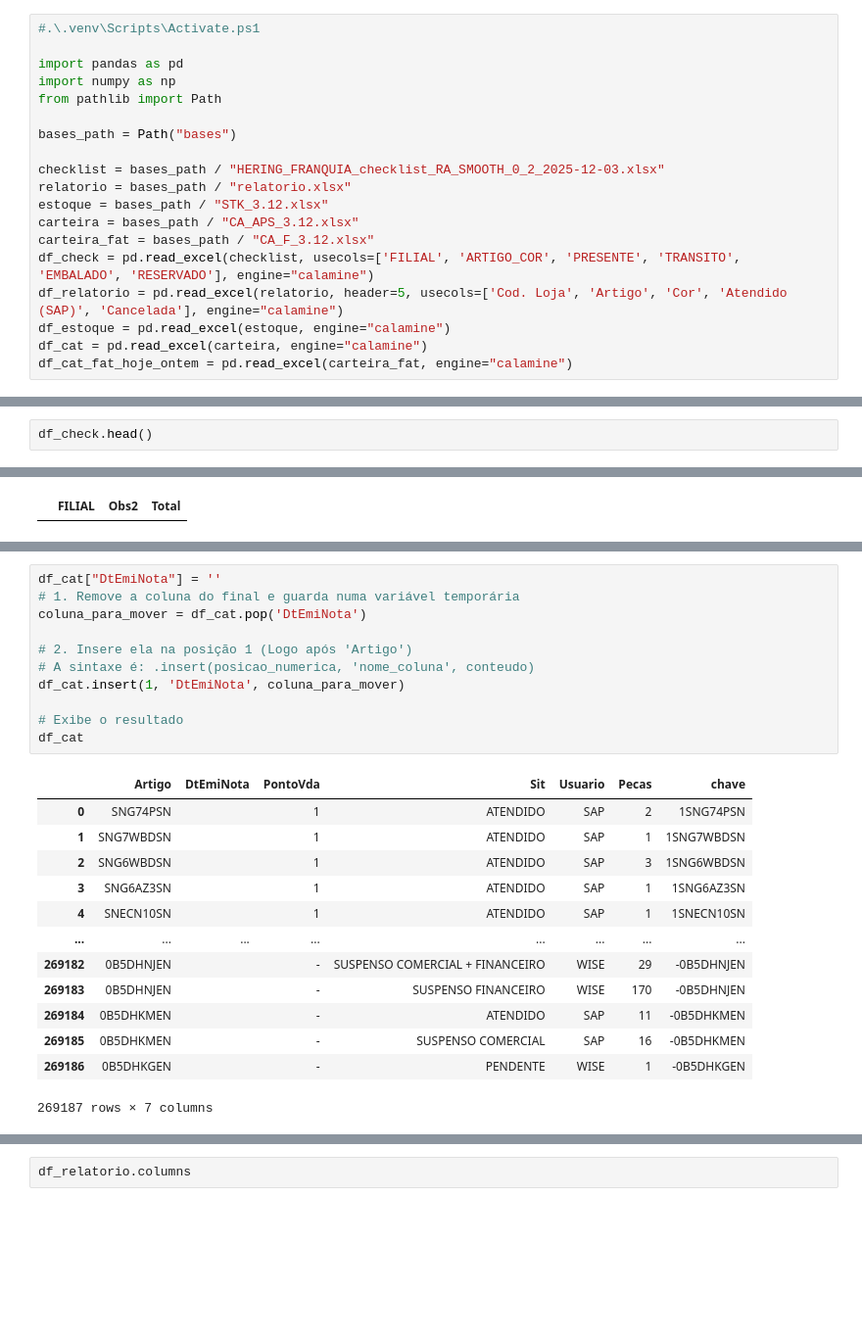
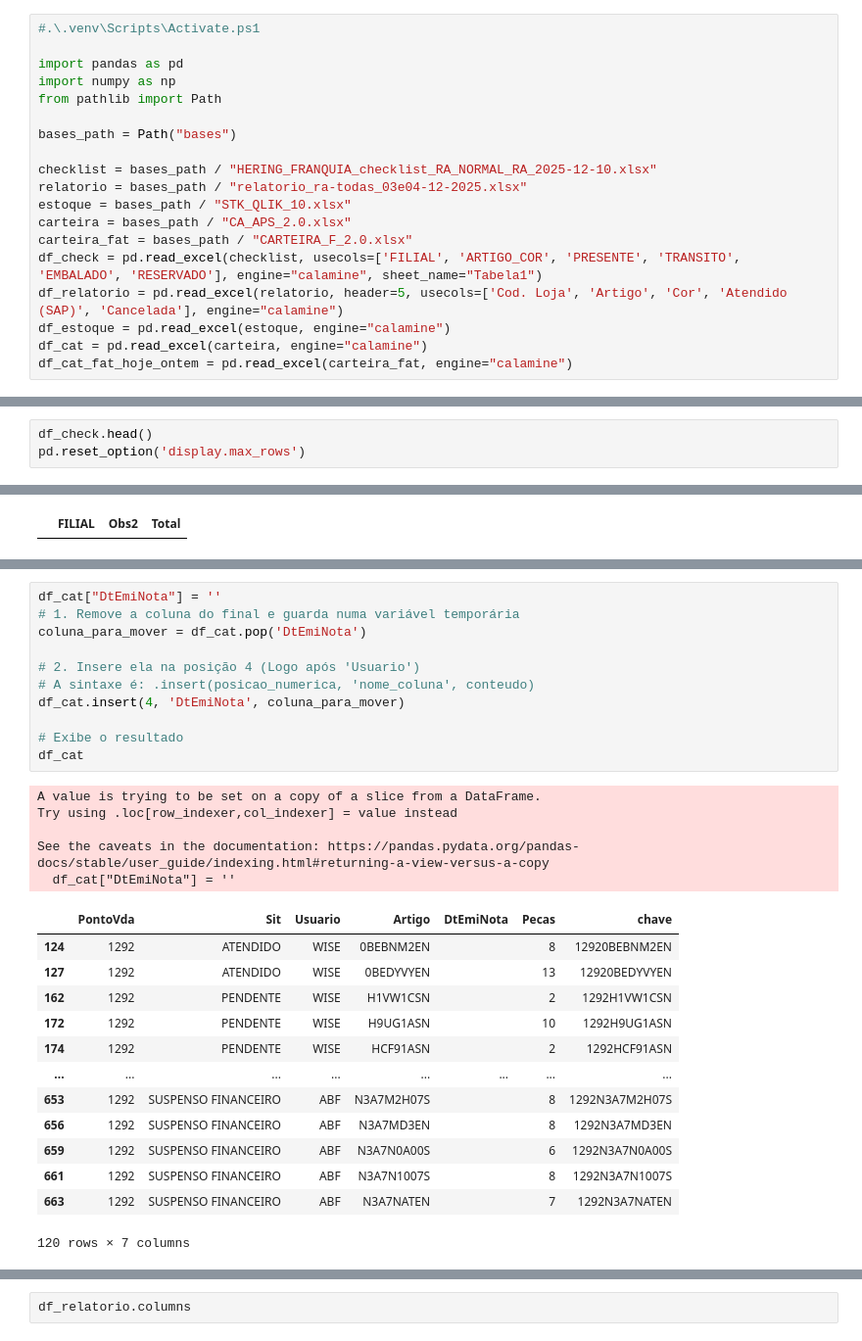
Before and after one commit to Gabrielxdev/TRABALHO, a Jupyter notebook: carteira_estoque.ipynb, the cells around one changed output, grey strips where cells are left out. Shown at 98% size. Saved outputs shown, nothing was run; the diff lists cells and outputs as text; blank space fills up the shorter version.

```diff
--- a/carteira_estoque.ipynb
+++ b/carteira_estoque.ipynb
@@ -9,12 +9,12 @@ from pathlib import Path
 
 bases_path = Path("bases")
 
-checklist = bases_path / "HERING_FRANQUIA_checklist_RA_SMOOTH_0_2_2025-12-03.xlsx"
-relatorio = bases_path / "relatorio.xlsx"
-estoque = bases_path / "STK_3.12.xlsx"
-carteira = bases_path / "CA_APS_3.12.xlsx"
-carteira_fat = bases_path / "CA_F_3.12.xlsx"
-df_check = pd.read_excel(checklist, usecols=['FILIAL', 'ARTIGO_COR', 'PRESENTE', 'TRANSITO', 'EMBALADO', 'RESERVADO'], engine="calamine")
+checklist = bases_path / "HERING_FRANQUIA_checklist_RA_NORMAL_RA_2025-12-10.xlsx"
+relatorio = bases_path / "relatorio_ra-todas_03e04-12-2025.xlsx"
+estoque = bases_path / "STK_QLIK_10.xlsx"
+carteira = bases_path / "CA_APS_2.0.xlsx"
+carteira_fat = bases_path / "CARTEIRA_F_2.0.xlsx"
+df_check = pd.read_excel(checklist, usecols=['FILIAL', 'ARTIGO_COR', 'PRESENTE', 'TRANSITO', 'EMBALADO', 'RESERVADO'], engine="calamine", sheet_name="Tabela1")
 df_relatorio = pd.read_excel(relatorio, header=5, usecols=['Cod. Loja', 'Artigo', 'Cor', 'Atendido (SAP)', 'Cancelada'], engine="calamine")
 df_estoque = pd.read_excel(estoque, engine="calamine")
 df_cat = pd.read_excel(carteira, engine="calamine")
@@ -41,3 +41,4 @@ df_check['FILIAL'] = df_check['FILIAL'].astype(str)
 df_check['chave'] =  df_check['FILIAL'] + df_check['ARTIGO_COR']
 # %%
 df_check.head()
+pd.reset_option('display.max_rows')
@@ -493,28 +499,33 @@ df_cat
 # %%
 df_cat["DtEmiNota"] = ''
 # 1. Remove a coluna do final e guarda numa variável temporária
 coluna_para_mover = df_cat.pop('DtEmiNota')
 
-# 2. Insere ela na posição 1 (Logo após 'Artigo')
+# 2. Insere ela na posição 4 (Logo após 'Usuario')
 # A sintaxe é: .insert(posicao_numerica, 'nome_coluna', conteudo)
-df_cat.insert(1, 'DtEmiNota', coluna_para_mover)
+df_cat.insert(4, 'DtEmiNota', coluna_para_mover)
 
 # Exibe o resultado
 df_cat
 # %% [output]
+A value is trying to be set on a copy of a slice from a DataFrame.
+Try using .loc[row_indexer,col_indexer] = value instead
+
+See the caveats in the documentation: https://pandas.pydata.org/pandas-docs/stable/user_guide/indexing.html#returning-a-view-versus-a-copy
+  df_cat["DtEmiNota"] = ''
-|  | Artigo | DtEmiNota | PontoVda | Sit | Usuario | Pecas | chave |
-| 0 | SNG74PSN |  | 1 | ATENDIDO | SAP | 2 | 1SNG74PSN |
-| 1 | SNG7WBDSN |  | 1 | ATENDIDO | SAP | 1 | 1SNG7WBDSN |
-| 2 | SNG6WBDSN |  | 1 | ATENDIDO | SAP | 3 | 1SNG6WBDSN |
-| 3 | SNG6AZ3SN |  | 1 | ATENDIDO | SAP | 1 | 1SNG6AZ3SN |
-| 4 | SNECN10SN |  | 1 | ATENDIDO | SAP | 1 | 1SNECN10SN |
+|  | PontoVda | Sit | Usuario | Artigo | DtEmiNota | Pecas | chave |
+| 124 | 1292 | ATENDIDO | WISE | 0BEBNM2EN |  | 8 | 12920BEBNM2EN |
+| 127 | 1292 | ATENDIDO | WISE | 0BEDYVYEN |  | 13 | 12920BEDYVYEN |
+| 162 | 1292 | PENDENTE | WISE | H1VW1CSN |  | 2 | 1292H1VW1CSN |
+| 172 | 1292 | PENDENTE | WISE | H9UG1ASN |  | 10 | 1292H9UG1ASN |
+| 174 | 1292 | PENDENTE | WISE | HCF91ASN |  | 2 | 1292HCF91ASN |
 | ... | ... | ... | ... | ... | ... | ... | ... |
-| 269182 | 0B5DHNJEN |  | - | SUSPENSO COMERCIAL + FINANCEIRO | WISE | 29 | -0B5DHNJEN |
-| 269183 | 0B5DHNJEN |  | - | SUSPENSO FINANCEIRO | WISE | 170 | -0B5DHNJEN |
-| 269184 | 0B5DHKMEN |  | - | ATENDIDO | SAP | 11 | -0B5DHKMEN |
-| 269185 | 0B5DHKMEN |  | - | SUSPENSO COMERCIAL | SAP | 16 | -0B5DHKMEN |
-| 269186 | 0B5DHKGEN |  | - | PENDENTE | WISE | 1 | -0B5DHKGEN |
+| 653 | 1292 | SUSPENSO FINANCEIRO | ABF | N3A7M2H07S |  | 8 | 1292N3A7M2H07S |
+| 656 | 1292 | SUSPENSO FINANCEIRO | ABF | N3A7MD3EN |  | 8 | 1292N3A7MD3EN |
+| 659 | 1292 | SUSPENSO FINANCEIRO | ABF | N3A7N0A00S |  | 6 | 1292N3A7N0A00S |
+| 661 | 1292 | SUSPENSO FINANCEIRO | ABF | N3A7N1007S |  | 8 | 1292N3A7N1007S |
+| 663 | 1292 | SUSPENSO FINANCEIRO | ABF | N3A7NATEN |  | 7 | 1292N3A7NATEN |
-269187 rows × 7 columns
+120 rows × 7 columns
 # %%
 df_cat_fat_hoje_ontem
 # %% [output]
```
Also changed, not shown: parts of 50 cells of this notebook, 7 other files.
